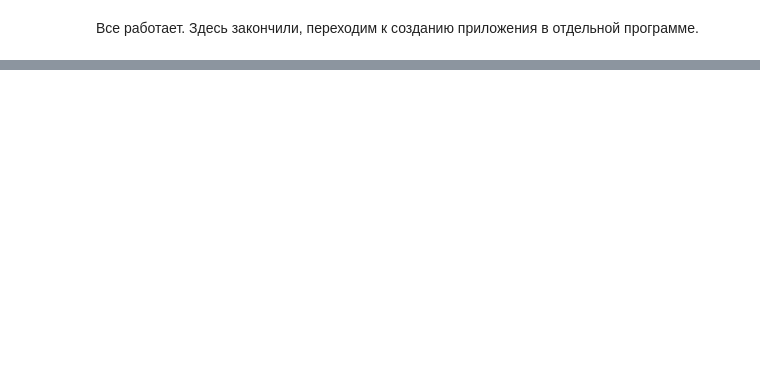
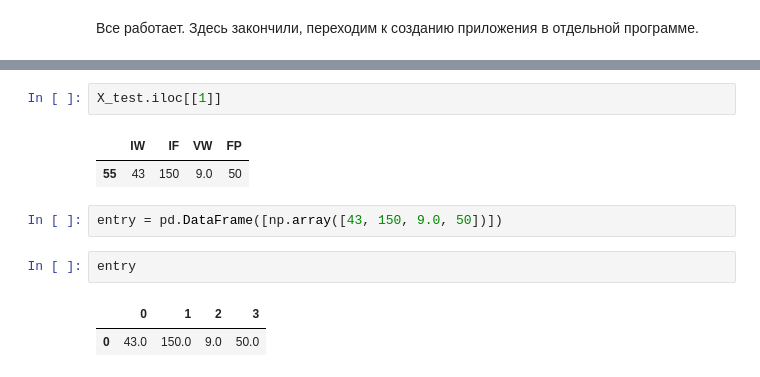
Before and after one commit to NickAReva/1_Case_Welding, a Jupyter notebook: notebook.ipynb, the cells around one changed output, grey strips where cells are left out. Saved outputs shown, nothing was run; the diff lists cells and outputs as text; blank space fills up the shorter version.

```diff
--- a/notebook.ipynb
+++ b/notebook.ipynb
@@ -323,0 +321,12 @@ pandas.core.frame.DataFrame
+# %%
+X_test.iloc[[1]]
+# %% [output]
+|  | IW | IF | VW | FP |
+| 55 | 43 | 150 | 9.0 | 50 |
+# %%
+entry = pd.DataFrame([np.array([43, 150, 9.0, 50])])
+# %%
+entry
+# %% [output]
+|  | 0 | 1 | 2 | 3 |
+| 0 | 43.0 | 150.0 | 9.0 | 50.0 |
```
Also changed, not shown: parts of 16 cells of this notebook, 3 other files.
